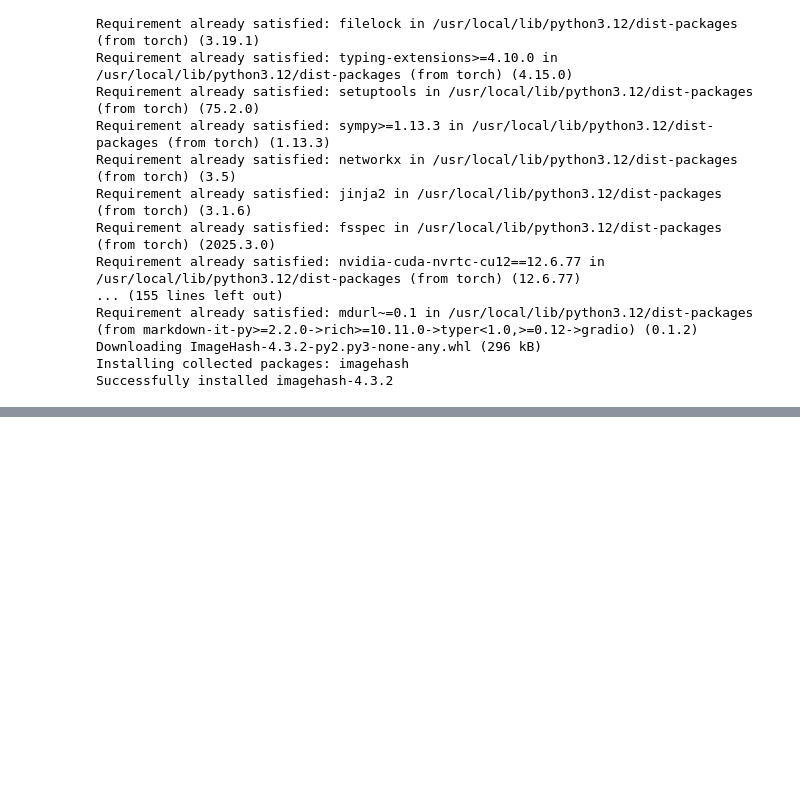
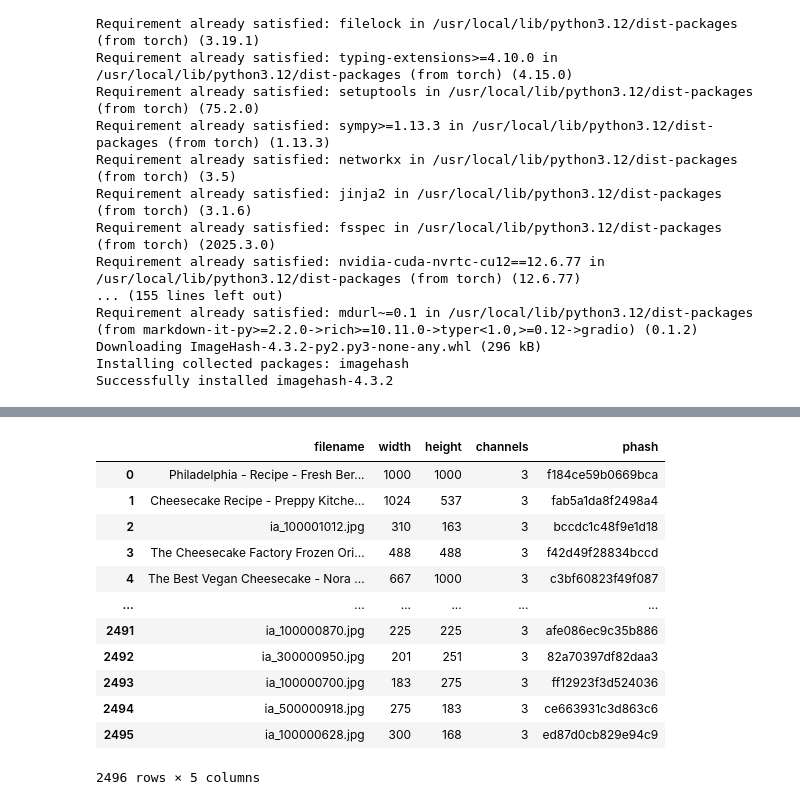
Before and after one commit to HaswanthVIT/BakeScape, a Jupyter notebook: BakeScape.ipynb, the cells around one changed output, grey strips where cells are left out. Saved outputs shown, nothing was run; the diff lists cells and outputs as text; code cells hidden in the pictures; blank space fills up the shorter version.

Commit message:
S1: Data Ingest and EDA done

```diff
--- a/BakeScape.ipynb
+++ b/BakeScape.ipynb
@@ -31,0 +144,19 @@ Successfully installed imagehash-4.3.2
+# %%
+import pandas as pd
+
+df_index = pd.read_csv("data_index.csv")
+display(df_index)
+# %% [output]
+|  | filename | width | height | channels | phash |
+| 0 | Philadelphia - Recipe - Fresh Ber... | 1000 | 1000 | 3 | f184ce59b0669bca |
+| 1 | Cheesecake Recipe - Preppy Kitche... | 1024 | 537 | 3 | fab5a1da8f2498a4 |
+| 2 | ia_100001012.jpg | 310 | 163 | 3 | bccdc1c48f9e1d18 |
+| 3 | The Cheesecake Factory Frozen Ori... | 488 | 488 | 3 | f42d49f28834bccd |
+| 4 | The Best Vegan Cheesecake - Nora ... | 667 | 1000 | 3 | c3bf60823f49f087 |
+| ... | ... | ... | ... | ... | ... |
+| 2491 | ia_100000870.jpg | 225 | 225 | 3 | afe086ec9c35b886 |
+| 2492 | ia_300000950.jpg | 201 | 251 | 3 | 82a70397df82daa3 |
+| 2493 | ia_100000700.jpg | 183 | 275 | 3 | ff12923f3d524036 |
+| 2494 | ia_500000918.jpg | 275 | 183 | 3 | ce663931c3d863c6 |
+| 2495 | ia_100000628.jpg | 300 | 168 | 3 | ed87d0cb829e94c9 |
+2496 rows × 5 columns
```
Also changed, not shown: parts of 22 cells of this notebook.
